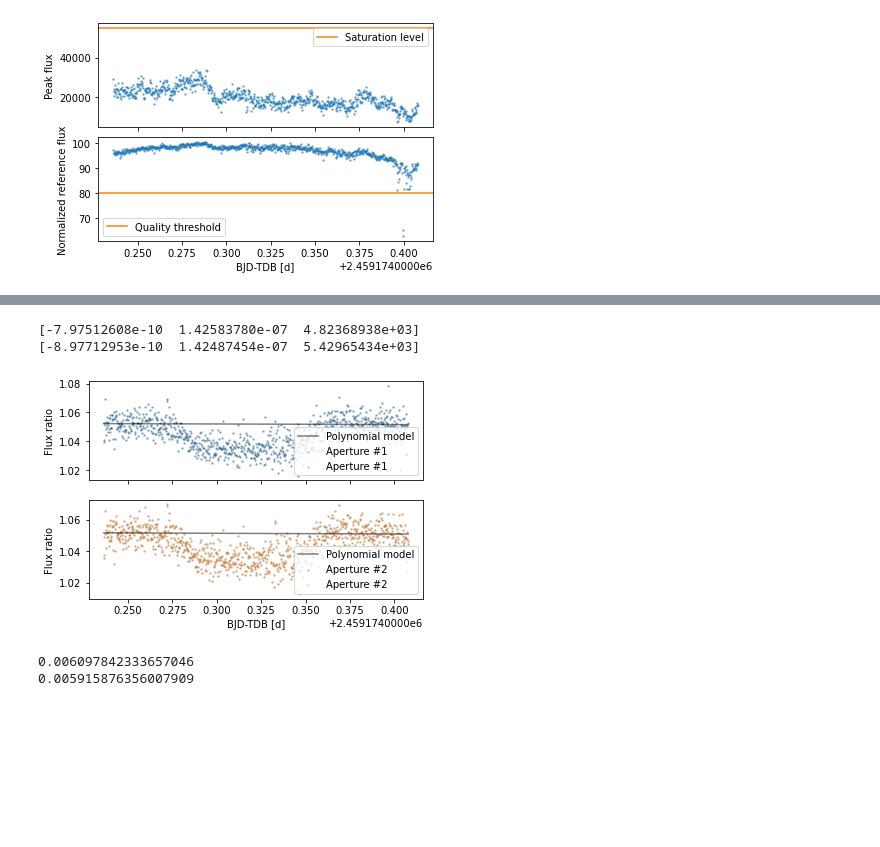
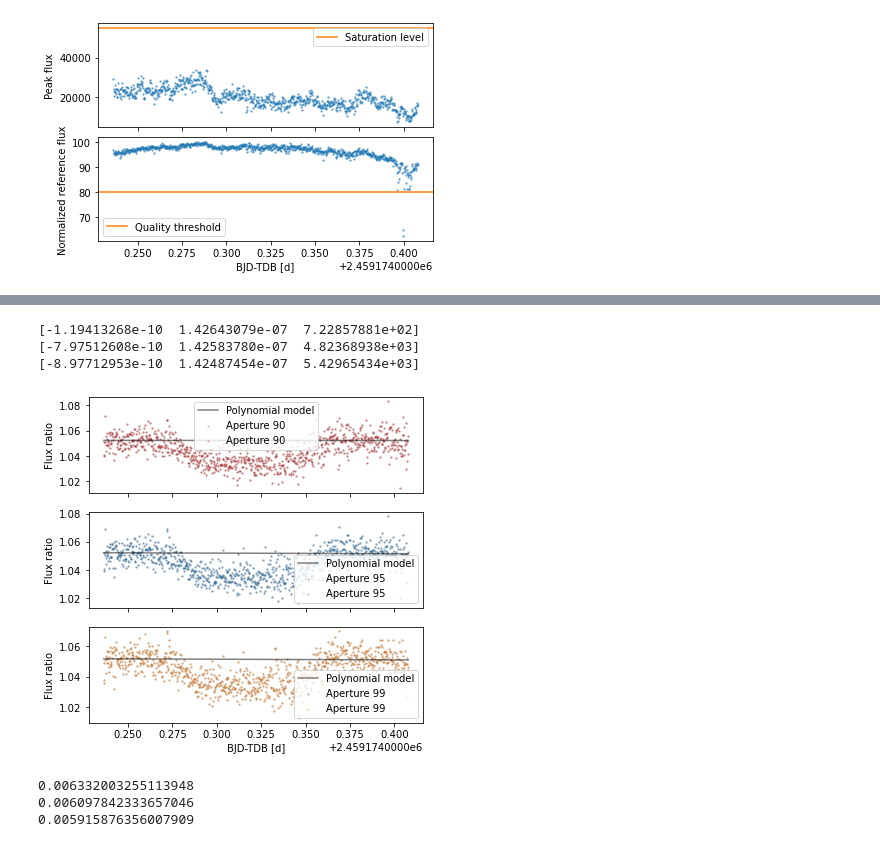
Before and after one commit to blackbianca/WASP-44-b, a Jupyter notebook: notebooks/TASTE analysis/TASTE 03 - analysis of sentinel output.ipynb, the cells around one changed output, grey strips where cells are left out. Drawn from its saved outputs; the diff is of its cells as text; code cells hidden in the pictures; blank space fills up the shorter version.

```diff
--- a/notebooks/TASTE analysis/TASTE 03 - analysis of sentinel output.ipynb
+++ b/notebooks/TASTE analysis/TASTE 03 - analysis of sentinel output.ipynb
@@ -6,6 +6,7 @@ import matplotlib.pyplot as plt
 # %%
 # read the output of aperture extraction
 sentinel_data = np.genfromtxt('sentinel_95_99.dat')
+sentinel_data2 = np.genfromtxt("sentinel_90_95.dat")
 
 # 0: nf         frame number
 # 1: name       filename
@@ -340,7 +365,7 @@ plt.show()
 
 ab_max = np.amax(sentinel_data[:,19])
 print(ab_max)
-ab_max = 103.
+#ab_max = 103.
 ab_rescaled = sentinel_data[:,19]/ab_max * 100.00
 
 fig, (ax1,ax2) = plt.subplots(nrows=2, sharex=True, figsize=(6,4))
@@ -391,14 +464,17 @@ for b, f, e in zip(bjd_tdb[quality_selection]-2450000.0, sentinel_data[quality_s
     fileout.write('{0:12.9f} {1:12.9f} {2:12.9f} 0 \n'.format(b,f,e))
 fileout.close()
 # %%
-fig, (ax1,ax2) = plt.subplots(nrows=2, sharex=True, figsize=(6,4))
+fig, (ax0,ax1,ax2) = plt.subplots(nrows=3, sharex=True, figsize=(6,6))
 
 out_of_transit = ((bjd_tdb < 2459174.2652) | (bjd_tdb > 2459174.3744)) & quality_selection
-
-ax1.scatter(bjd_tdb, sentinel_data[:,16] , c='k', s=2, alpha=0.15, label='Aperture #1')
-ax2.scatter(bjd_tdb, sentinel_data[:,17] , c='k', s=2, alpha=0.15, label='Aperture #2')
+out_of_transit2 = ((bjd_tdb < 2459174.2652) | (bjd_tdb > 2459174.3744)) & quality_selection2
 
 
+ax0.scatter(bjd_tdb, sentinel_data2[:,16] , c='k', s=2, alpha=0.15, label='Aperture 90')
+ax1.scatter(bjd_tdb, sentinel_data[:,16] , c='k', s=2, alpha=0.15, label='Aperture 95')
+ax2.scatter(bjd_tdb, sentinel_data[:,17] , c='k', s=2, alpha=0.15, label='Aperture 99')
+
+ax0.scatter(bjd_tdb[out_of_transit2], sentinel_data2[out_of_transit2,16] , c='C3', s=2, alpha=0.5)
 ax1.scatter(bjd_tdb[out_of_transit], sentinel_data[out_of_transit,16] , c='C0', s=2, alpha=0.5)
 ax2.scatter(bjd_tdb[out_of_transit], sentinel_data[out_of_transit,17] , c='C1', s=2, alpha=0.5)
 
@@ -409,8 +485,10 @@ ax2.scatter(bjd_tdb[out_of_transit], sentinel_data[out_of_transit,17] , c='C1',
 ax2.set_xlabel('BJD-TDB [d]')
 
 ax1.set_ylabel('Flux ratio')
+ax1.set_ylabel('Flux ratio')
 ax2.set_ylabel('Flux ratio')
 
+ax0.legend()
 ax1.legend()
 ax2.legend()
 plt.show()
@@ -420,50 +498,58 @@ plt.show()
 
 #https://numpy.org/doc/stable/reference/generated/numpy.polyfit.html
 
+coeff_ap00 = np.polyfit(bjd_tdb[out_of_transit2], sentinel_data2[out_of_transit2,16], 2)
 coeff_ap01 = np.polyfit(bjd_tdb[out_of_transit], sentinel_data[out_of_transit,16], 2)
 coeff_ap02 = np.polyfit(bjd_tdb[out_of_transit], sentinel_data[out_of_transit,17], 2)
 #ax^2 + bx + c
-
+print(coeff_ap00)
 print(coeff_ap01)
 print(coeff_ap02)
 
+poly_ap00 = np.polyval(coeff_ap00, bjd_tdb)
 poly_ap01 = np.polyval(coeff_ap01, bjd_tdb)
 poly_ap02 = np.polyval(coeff_ap02, bjd_tdb)
 
 
 
-fig, (ax1,ax2) = plt.subplots(nrows=2, sharex=True, figsize=(6,4))
+fig, (ax0,ax1,ax2) = plt.subplots(nrows=3, sharex=True, figsize=(6,6))
 
+ax0.scatter(bjd_tdb, sentinel_data2[:,16] , c='k', s=2, alpha=0.15, label='Aperture 90')
+ax1.scatter(bjd_tdb, sentinel_data[:,16] , c='k', s=2, alpha=0.15, label='Aperture 95')
+ax2.scatter(bjd_tdb, sentinel_data[:,17] , c='k', s=2, alpha=0.15, label='Aperture 99')
 
-ax1.scatter(bjd_tdb, sentinel_data[:,16] , c='k', s=2, alpha=0.15, label='Aperture #1')
-ax2.scatter(bjd_tdb, sentinel_data[:,17] , c='k', s=2, alpha=0.15, label='Aperture #2')
+ax0.scatter(bjd_tdb, sentinel_data2[:,16] , c='C3', s=2, alpha=0.25, label='Aperture 90')
+ax1.scatter(bjd_tdb, sentinel_data[:,16] , c='C0', s=2, alpha=0.25, label='Aperture 95')
+ax2.scatter(bjd_tdb, sentinel_data[:,17] , c='C1', s=2, alpha=0.25, label='Aperture 99')
 
-
-ax1.scatter(bjd_tdb, sentinel_data[:,16] , c='C0', s=2, alpha=0.25, label='Aperture #1')
-ax2.scatter(bjd_tdb, sentinel_data[:,17] , c='C1', s=2, alpha=0.25, label='Aperture #2')
-
+ax0.plot(bjd_tdb, poly_ap00, color='k', alpha=0.5, label='Polynomial model')
 ax1.plot(bjd_tdb, poly_ap01, color='k', alpha=0.5, label='Polynomial model')
 ax2.plot(bjd_tdb, poly_ap02 , color='k', alpha=0.5, label='Polynomial model')
 
 
 # mind the difference with plt.xlabel
 # use ax1 or ax2 depending on where do you want the labels
 ax2.set_xlabel('BJD-TDB [d]')
 
+ax0.set_ylabel('Flux ratio')
 ax1.set_ylabel('Flux ratio')
 ax2.set_ylabel('Flux ratio')
 
+ax0.legend()
 ax1.legend()
 ax2.legend()
 plt.show()
 # %% [output]
+[-1.19413268e-10  1.42643079e-07  7.22857881e+02]
 [-7.97512608e-10  1.42583780e-07  4.82368938e+03]
 [-8.97712953e-10  1.42487454e-07  5.42965434e+03]
-[figure, old version]
+[figure, new version]
 # %%
+detrended_ap00 = sentinel_data2[:,16]/poly_ap00
 detrended_ap01 = sentinel_data[:,16]/poly_ap01
 detrended_ap02 = sentinel_data[:,17]/poly_ap02
 
+print(np.std(detrended_ap00[out_of_transit2]))
 print(np.std(detrended_ap01[out_of_transit]))
 print(np.std(detrended_ap02[out_of_transit]))
 
@@ -475,6 +561,7 @@ errvec = np.ones(N, float)*std2
 # standard deviation of the out-of-transit flux
 # the lowest one is associated to the less noisy case: light curve extraction worked better in that case
 # %% [output]
+0.006332003255113948
 0.006097842333657046
 0.005915876356007909
 # %%
```
Also changed, not shown: parts of 9 cells of this notebook, 3 other files.
